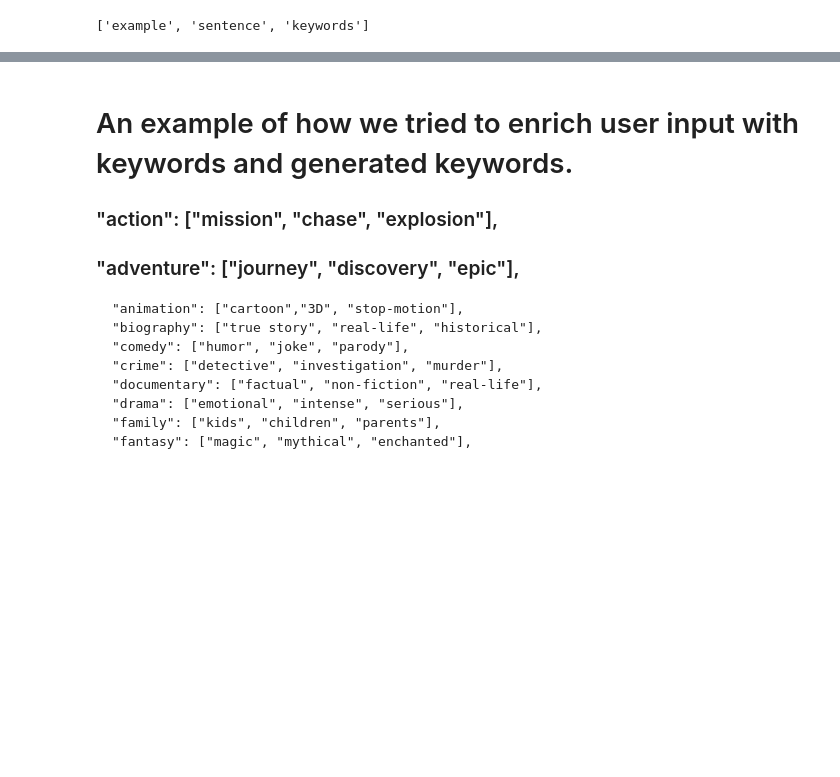
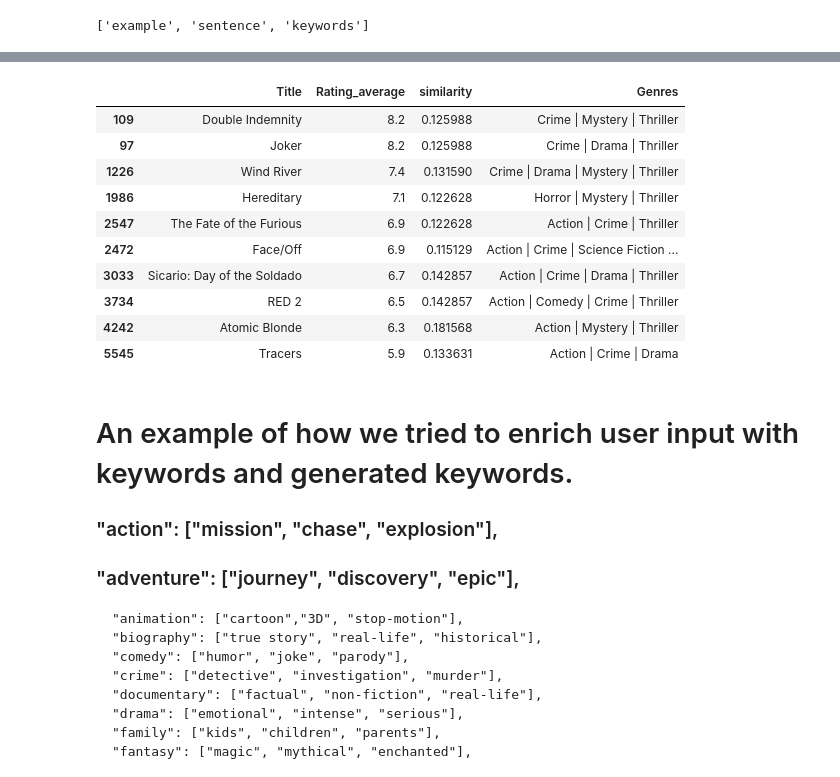
Before and after one commit to doruktopcu/MoviesRecommenderSystemProject, a Jupyter notebook: movie-recommender.ipynb, the cells around one changed output, grey strips where cells are left out. Cells and saved outputs as stored; diff of their text form; code cells hidden in the pictures; blank space fills up the shorter version.

```diff
--- a/movie-recommender.ipynb
+++ b/movie-recommender.ipynb
@@ -457,3 +361,17 @@ vote_count = 100):
+# %%
+user_input_recommender_sentiment(movies_big_df, user_input="I love detective spy movies.")
+# %% [output]
+|  | Title | Rating_average | similarity | Genres |
+| 109 | Double Indemnity | 8.2 | 0.125988 | Crime | Mystery | Thriller |
+| 97 | Joker | 8.2 | 0.125988 | Crime | Drama | Thriller |
+| 1226 | Wind River | 7.4 | 0.131590 | Crime | Drama | Mystery | Thriller |
+| 1986 | Hereditary | 7.1 | 0.122628 | Horror | Mystery | Thriller |
+| 2547 | The Fate of the Furious | 6.9 | 0.122628 | Action | Crime | Thriller |
+| 2472 | Face/Off | 6.9 | 0.115129 | Action | Crime | Science Fiction ... |
+| 3033 | Sicario: Day of the Soldado | 6.7 | 0.142857 | Action | Crime | Drama | Thriller |
+| 3734 | RED 2 | 6.5 | 0.142857 | Action | Comedy | Crime | Thriller |
+| 4242 | Atomic Blonde | 6.3 | 0.181568 | Action | Mystery | Thriller |
+| 5545 | Tracers | 5.9 | 0.133631 | Action | Crime | Drama |
 # %% [markdown]
 # An example of how we tried to enrich user input with keywords and generated keywords.
 
```
Also changed, not shown: parts of 103 cells of this notebook, 1 other file.
